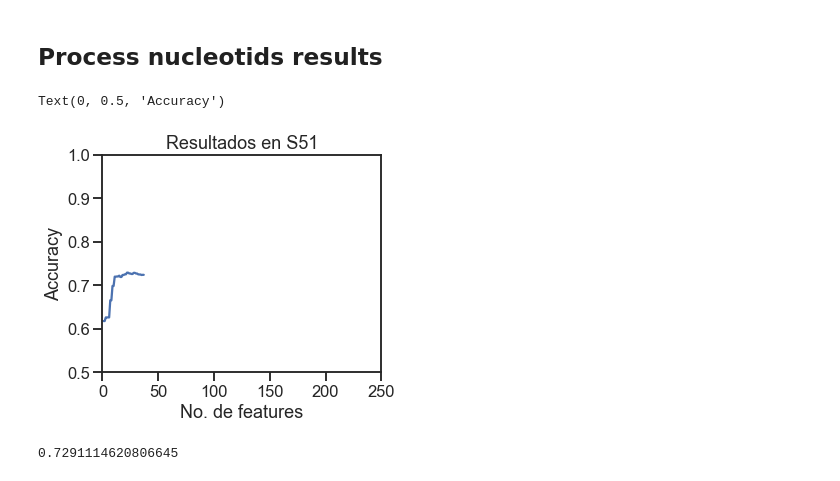
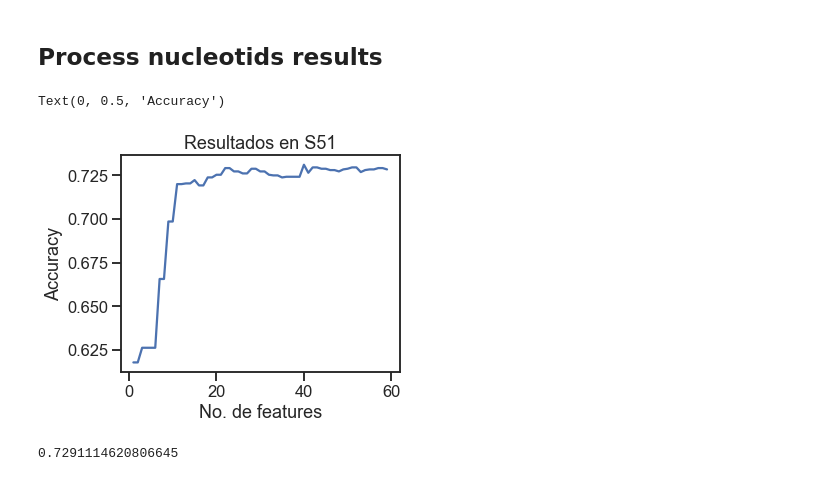
Before and after one commit to Nosferath/iris_gender_python_final, a Jupyter notebook: xgboost_benchmark_results.ipynb, the cells around one changed output. Cells and saved outputs as stored; diff of their text form; code cells hidden in the pictures.

```diff
--- a/xgboost_benchmark_results.ipynb
+++ b/xgboost_benchmark_results.ipynb
@@ -168,16 +168,16 @@ n_feats = range(1, len(accs) + 1)
 # %%
 sns.set(rc={'figure.figsize': (5, 4)})
 sns.set_style('ticks')
 sns.set_context('talk')
 sns.lineplot(x=n_feats, y=accs)
-plt.xlim([0, 250])  # len(accs) + 1
-plt.ylim([0.5, 1.0])
+# plt.xlim([0, 250])  # len(accs) + 1
+# plt.ylim([0.5, 1.0])
 plt.title('Resultados en S51')
 plt.xlabel('No. de features')
 plt.ylabel('Accuracy')
 # %% [output]
 Text(0, 0.5, 'Accuracy')
-[figure, old version]
+[figure, new version]
 # %%
 print(max(accs))
 # %% [output]
```
Also changed, not shown: 3 other files.
